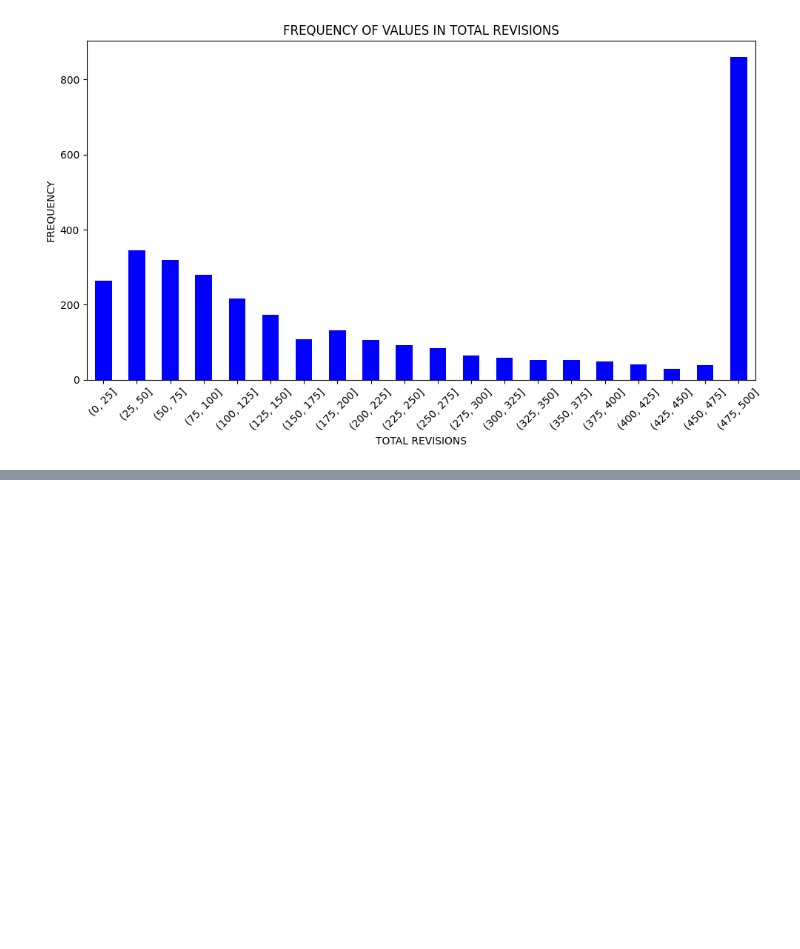
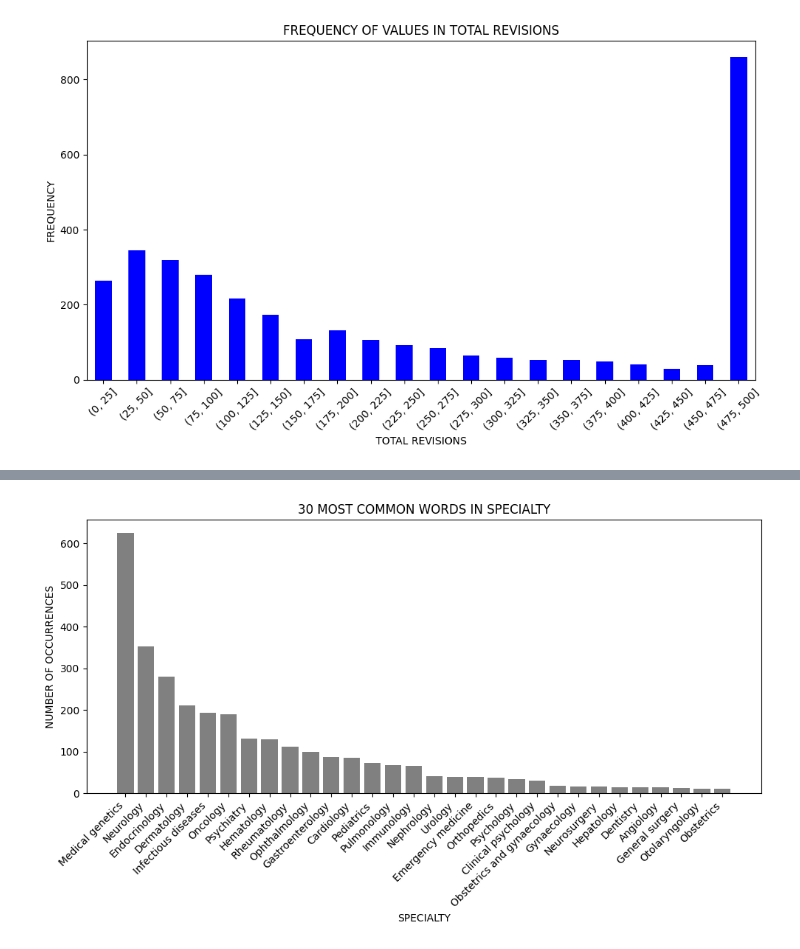
Before and after one commit to ritaleite03/FEUP-MEIC-PRI, a Jupyter notebook: project_1/analysis.ipynb, the cells around one changed output, grey strips where cells are left out. Saved outputs shown, nothing was run; the diff lists cells and outputs as text; code cells hidden in the pictures; blank space fills up the shorter version.

```diff
--- a/project_1/analysis.ipynb
+++ b/project_1/analysis.ipynb
@@ -210,0 +152,33 @@ Specialty                          721               21.445568
+# %%
+
+# Inicializa a figura com tamanho maior
+plt.figure(figsize=(10, 6))  # Aumenta o tamanho do gráfico
+
+# Verificar se "Specialty" está no índice do DataFrame
+if "Specialty" in data.index:
+    all_words = []
+
+    # Extrair palavras da entrada "Specialty"
+    for col in data.columns:
+        words = data.at["Specialty", col]
+        if isinstance(words, list):
+            all_words.extend(words)
+
+    # Contar palavras
+    word_counts = Counter(all_words)
+    most_common_words = word_counts.most_common(30)
+
+    # Criar o gráfico
+    words, counts = zip(*most_common_words) if most_common_words else ([], [])
+    plt.bar(words, counts, color='grey')
+    plt.xticks(rotation=45, ha="right")
+    plt.title("30 MOST COMMON WORDS IN SPECIALTY")  # Ajuste o título conforme necessário
+    plt.xlabel("SPECIALTY")  # Rótulo do eixo x
+    plt.ylabel("NUMBER OF OCCURRENCES")
+
+    plt.tight_layout()  # Ajusta o layout
+    plt.show()  # Exibe o gráfico
+else:
+    print("Specialty not found in data index.")
+# %% [output]
+[figure, added]
```
Also changed, not shown: parts of 5 cells of this notebook, 2 other files.
